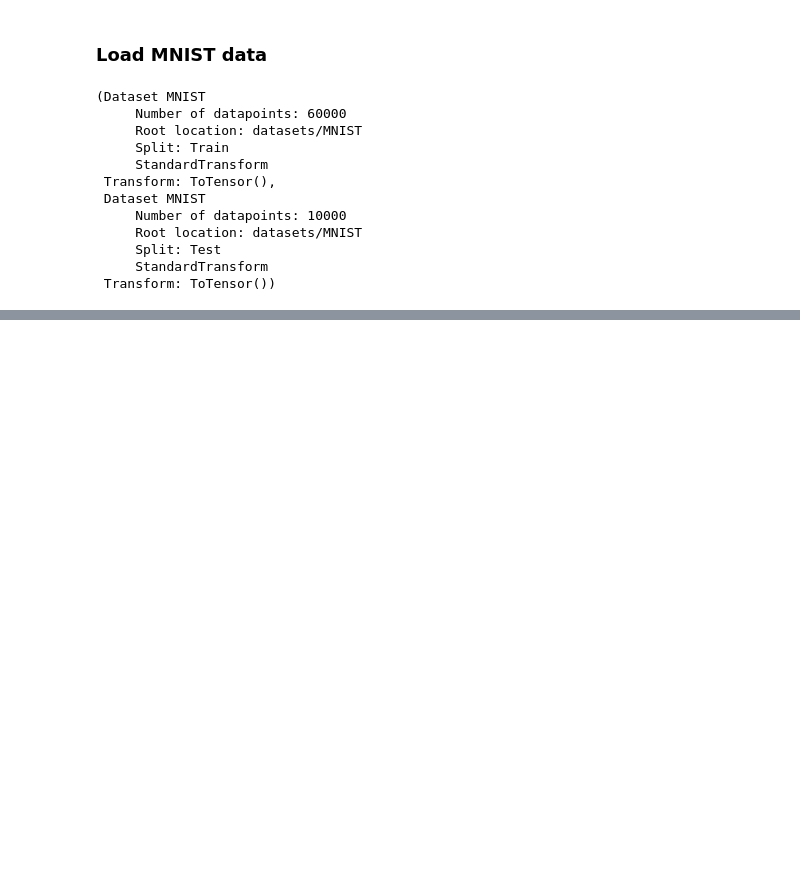
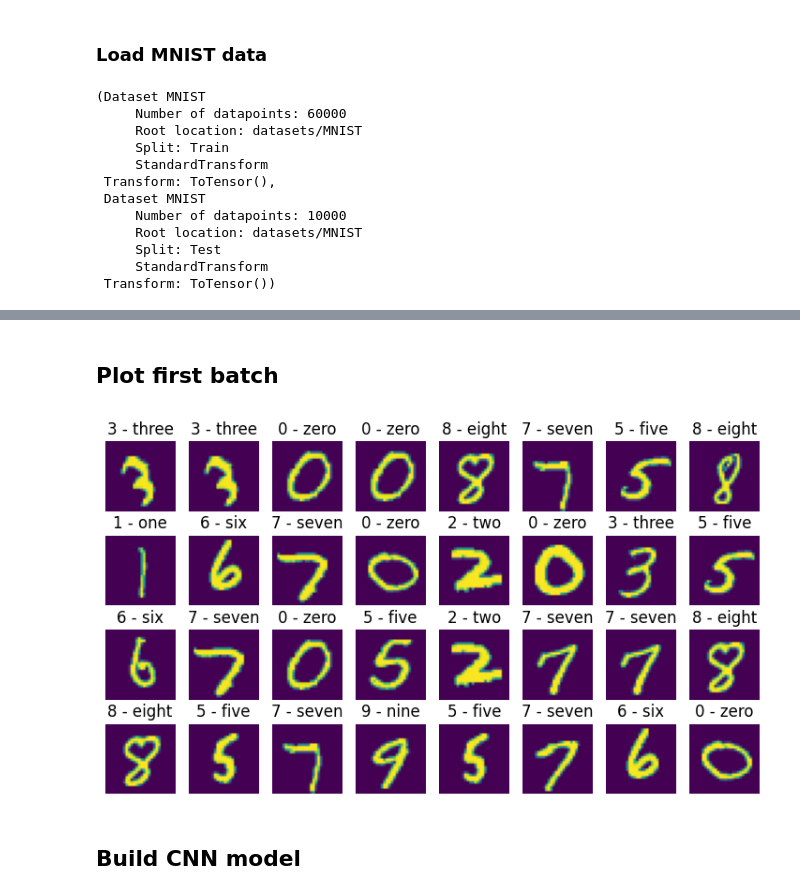
Before and after one commit to MuhammadAbuBakarQureshi/Machine-Learning, a Jupyter notebook: PyTorch/09-PyTorch-Computer-Vision-MNIST.ipynb, the cells around one changed output, grey strips where cells are left out. Cells and saved outputs as stored; diff of their text form; code cells hidden in the pictures; blank space fills up the shorter version.

```diff
--- a/PyTorch/09-PyTorch-Computer-Vision-MNIST.ipynb
+++ b/PyTorch/09-PyTorch-Computer-Vision-MNIST.ipynb
@@ -51,0 +125,13 @@ train_data, test_data
+# %%
+train_dataloader = DataLoader(
+    dataset=train_data,
+    batch_size=32,
+    shuffle=True,
+    pin_memory=True
+)
+
+test_dataloader = DataLoader(
+    dataset=test_data,
+    batch_size=32,
+    pin_memory=True
+)
@@ -51,0 +152,23 @@ train_data, test_data
+# %% [markdown]
+## Plot first batch
+# %%
+torch.manual_seed(30)
+
+plt.figure(figsize=(9, 5))
+
+rows, cols = 4, 8
+
+for i in range(0, rows*cols):
+
+    random_index = torch.randint(0, len(train_batch), size=[1]).item()
+
+    image, label  = train_batch[random_index], train_label[random_index]
+
+    plt.subplot(rows, cols, i + 1)
+    plt.title(label=classes[label])
+    plt.imshow(image.squeeze())
+    plt.axis(False)
+# %% [output]
+[figure, added]
+# %% [markdown]
+## Build CNN model
```
Also changed, not shown: parts of 28 cells of this notebook.
